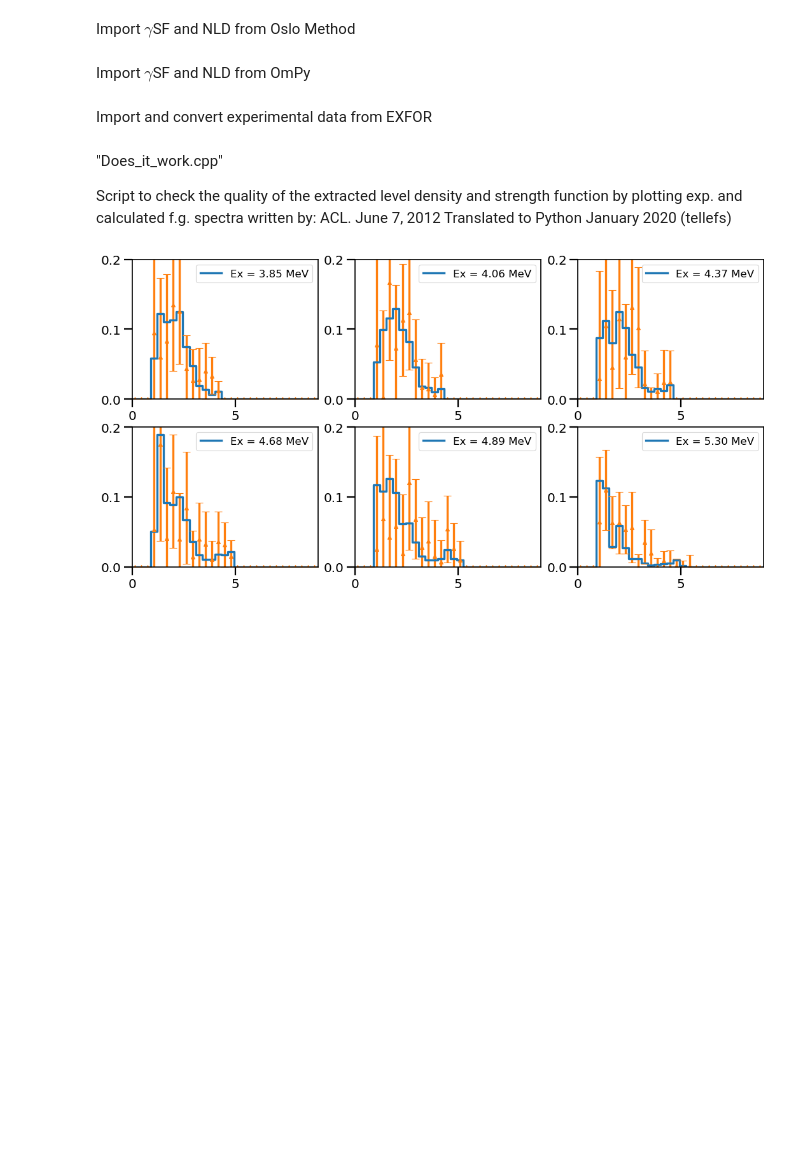
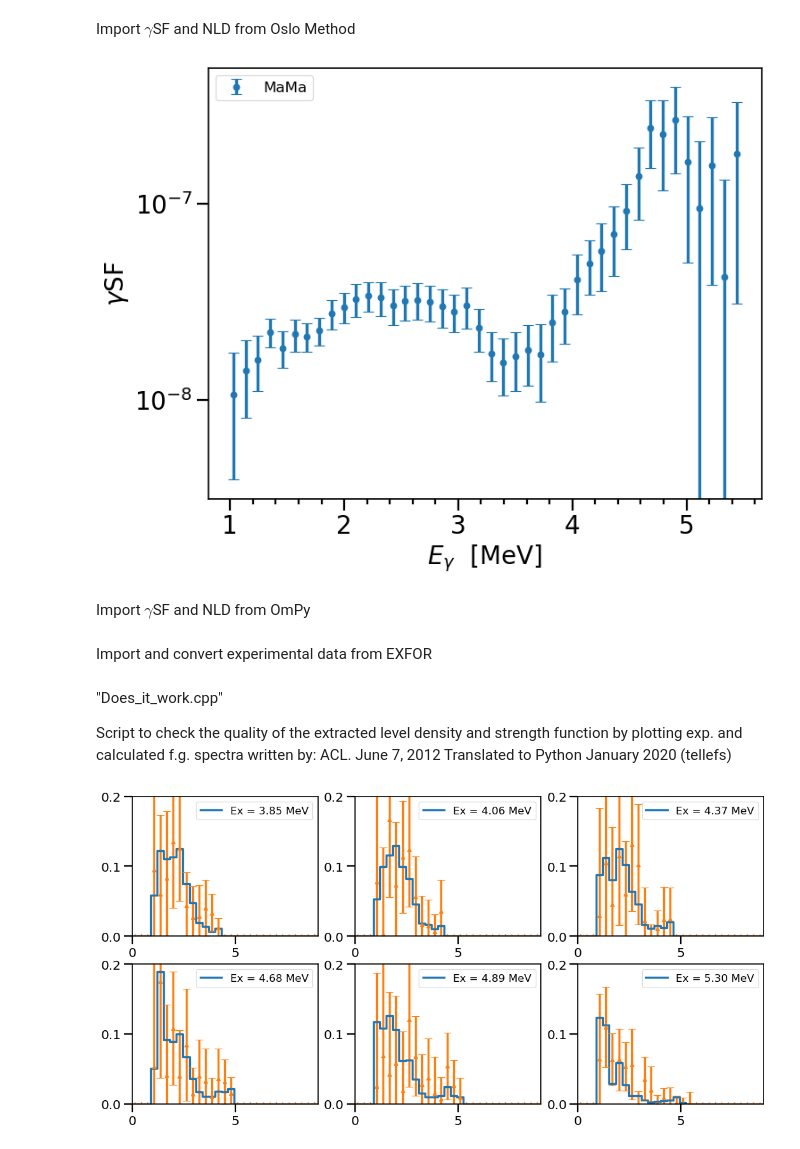
Before and after one commit to tellefs/MasterThesis, a Jupyter notebook: plotting/analysis_plots.ipynb, the cells around one changed output. Saved outputs shown, nothing was run; the diff lists cells and outputs as text; code cells hidden in the pictures; blank space fills up the shorter version.

```diff
--- a/plotting/analysis_plots.ipynb
+++ b/plotting/analysis_plots.ipynb
@@ -38,37 +38,79 @@ plt.rcParams['axes.linewidth'] = 1.5
 # %% [markdown]
 Import $\gamma$SF and NLD from Oslo Method
 # %%
-strength_nrm = np.genfromtxt("../analysis/mama/strength.nrm")
+#reading files
+strength_nrm = np.genfromtxt("../analysis/mama/strength.nrm") #experimental gamma strength function
+discrete_levels = np.genfromtxt("../analysis/mama/rholev.cnt") #Discrete levels
+rhopaw = np.genfromtxt("../analysis/mama/rhopaw.cnt") #experimental level density
+fermigas = np.genfromtxt("../analysis/mama/fermigas.cnt") #fermi gas extrapolation of nld
+trans_raw = np.genfromtxt("../analysis/mama/transext.nrm") #gsf extrapolation
+
+#cutting arrays into data and errors
 gsf_om = strength_nrm[18:60]
 gsf_om_error = strength_nrm[79:-1]
-n_d = len(gsf_om)
-
-discrete_levels = np.genfromtxt("../analysis/mama/rholev.cnt") #Discrete levels
-rhopaw = np.genfromtxt("../analysis/mama/rhopaw.cnt") #experimental level density
-fermigas = np.genfromtxt("../analysis/mama/fermigas.cnt")
-
 nld_om = rhopaw[6:49]
 nld_om_error = rhopaw[67:110]
 
+#variables for this experiment
+a0 = -0.8671 #
+a1 = 0.1037
 Sn = 5.762
 rhoSn = 28.07e6
 rhoSn_error = 7.02e6
+Eg_min = 999.9
+Eg_max = 5252
+
+#making energy array for gsf
+n_gsf = len(gsf_om)
+energy_gsf_om = np.linspace(Eg_min, Eg_max, n_gsf)
+for i in range(n_gsf):
+    energy_gsf_om[i] = (a0 + a1*energy_gsf_om[i])*1e-2
+
+#making energy array for nld
+n_long = 966
+energy_nld_om = a0 + a1*np.linspace(0,n_long-1,n_long)
+
+
+n0_CT = np.argmin(abs(energy_nld_om-3.0))
+n1_CT = np.argmin(abs(energy_nld_om-Sn-0.5))
+
+
+
 
 #from oslo method normalization
-a0 = -0.8671
-a1 = 0.1037
-energy_gsf_om = np.linspace(999.9, 5252, len(gsf_om))
-energy_nld_om = np.linspace(0, 5252-999.9, len(nld_om))
-energy_discrete_levels = np.linspace(0, len(discrete_levels)-1, len(discrete_levels))
-energy_fermigas = np.linspace(0, len(fermigas)-1, len(fermigas))
-for i in range(len(gsf_om)):
-    energy_gsf_om[i] = ((a0 + a1*energy_gsf_om[i])*1e1)*1e-3
-for i in range(len(nld_om)):
-    energy_nld_om[i] = ((a0 + a1*energy_nld_om[i])*1e1)*1e-3
-for i in range(len(discrete_levels)):
-    energy_discrete_levels[i] = a0 + a1*energy_discrete_levels[i]
-for i in range(len(fermigas)):
-    energy_fermigas[i] = a0 + a1*energy_fermigas[i]
+#a0 = -0.8671
+#a1 = 0.1037
+#energy_gsf_om = np.linspace(999.9, 5252, len(gsf_om))
+#energy_nld_om = np.zeros(lennp.linspace(0, 5252-999.9, len(nld_om))
+#energy_discrete_levels = np.linspace(0, len(discrete_levels)-1, len(discrete_levels))
+#energy_fermigas = np.linspace(0, len(fermigas)-1, len(fermigas))
+#for i in range(len(gsf_om)):
+#    energy_gsf_om[i] = ((a0 + a1*energy_gsf_om[i])*1e1)*1e-3
+#for i in range(len(nld_om)):
+#    energy_nld_om[i] = ((a0 + a1*energy_nld_om[i])*1e1)*1e-3
+#for i in range(len(discrete_levels)):
+#    energy_discrete_levels[i] = a0 + a1*energy_discrete_levels[i]
+#for i in range(len(fermigas)):
+#    energy_fermigas[i] = a0 + a1*energy_fermigas[i]
+
+
+
+fig, ax = plt.subplots()
+#mama-analysis
+ax.errorbar(x=energy_gsf_om, y=gsf_om, yerr=gsf_om_error, marker='o', linestyle='', label='MaMa')
+
+#ax.set_ylim(1e-9, 1e-6)
+#ax.set_xlim(0, 7)
+ax.set_yscale('log')
+ax.yaxis.set_minor_locator(AutoMinorLocator())
+ax.xaxis.set_minor_locator(AutoMinorLocator())
+ax.set_xlabel('$E_\gamma$  [MeV]')
+ax.set_ylabel('$\gamma$SF')
+ax.legend(fontsize=15)
+
+fig.show()
+# %% [output]
+[figure, added]
 # %% [markdown]
 Import $\gamma$SF and NLD from OmPy
 # %%
```
Also changed, not shown: parts of 2 cells of this notebook.
